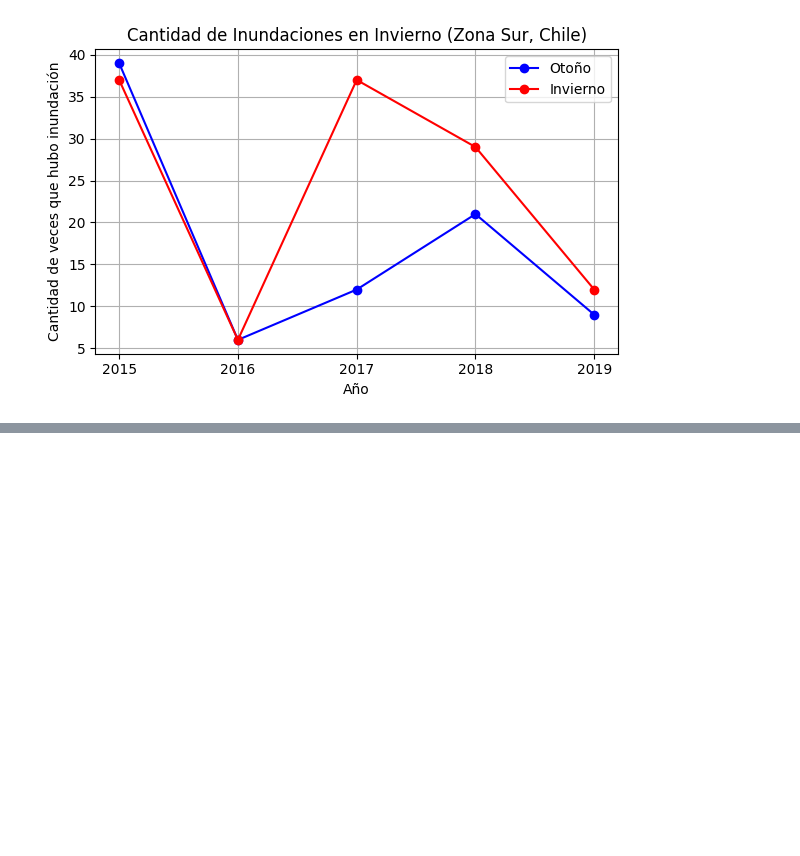
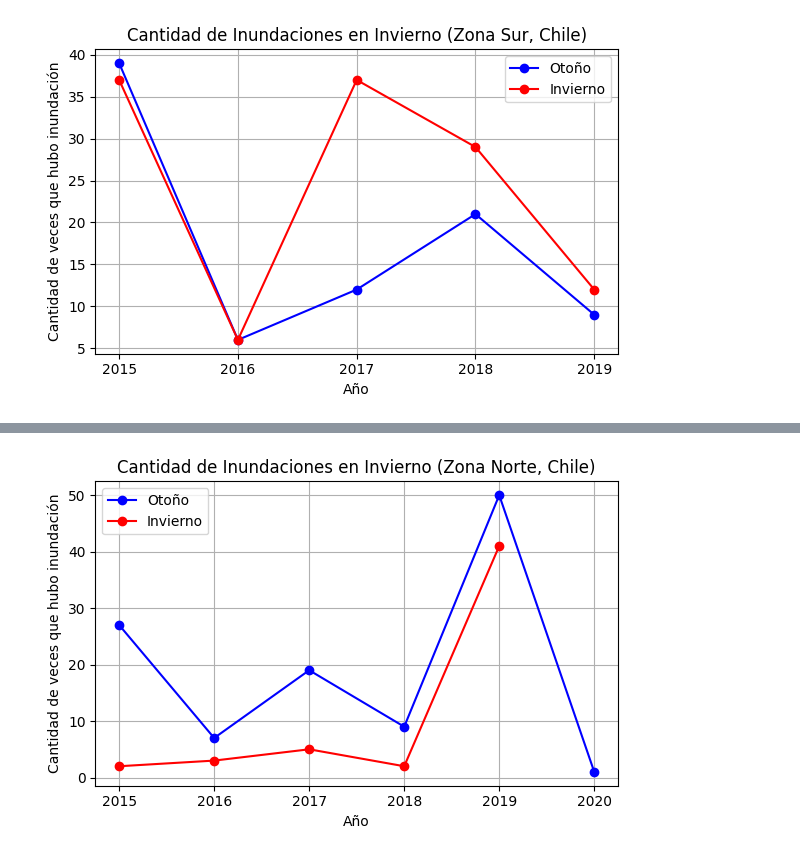
Before and after one commit to chernandezrojas1991/project-2-ml-precipitation-by-day-chile, a Jupyter notebook: project_2_ml_precipitation_by_day.ipynb, the cells around one changed output, grey strips where cells are left out. Drawn from its saved outputs; the diff is of its cells as text; code cells hidden in the pictures; blank space fills up the shorter version.

```diff
--- a/project_2_ml_precipitation_by_day.ipynb
+++ b/project_2_ml_precipitation_by_day.ipynb
@@ -430,0 +433,11 @@ En el gráfico de puntos es claro ver que:
+# %%
+#Filtrado por año entre 2015 y 2020, con inundación efectiva, estaciones del año: otoño e invierno en la zona norte de Chile
+df_flood_winter_year = df_precip_clean[(df_precip_clean['año'].between(2015, 2020)) & (df_precip_clean['inundacion'] == 1) & (df_precip_clean['zona'] == 1) & (df_precip_clean['estacion'].between(2,3))]
+
+#Agrupar por año y estacion y obtener cantidad de inundaciones registradas
+grouped = df_flood_winter_year.groupby(['año','estacion'])['inundacion'].count().reset_index()
+
+#Crear tabla pivote para registrar sólo año y cantidad de inundaciones registradas
+pivot_table = grouped.pivot(index='año', columns='estacion', values='inundacion')
+pivot_table.columns = ['Otoño', 'Invierno']
+pivot_table.head()
@@ -430,0 +452,16 @@ En el gráfico de puntos es claro ver que:
+# %%
+plt.figure(figsize=(6, 4))
+plt.plot(pivot_table.index, pivot_table['Otoño'], marker='o', linestyle='-', color='b', label='Otoño')  # Línea para el otoño
+plt.plot(pivot_table.index, pivot_table['Invierno'], marker='o', linestyle='-', color='r', label='Invierno')  # Línea para el invierno
+plt.title('Cantidad de Inundaciones en Invierno (Zona Norte, Chile)')
+plt.xlabel('Año')  # Etiqueta del eje x
+plt.ylabel('Cantidad de veces que hubo inundación')  # Etiqueta del eje y
+plt.xticks(pivot_table.index)  # Marcas en el eje x para cada año
+plt.grid(True)
+plt.legend()
+
+# Mostrar el gráfico
+plt.tight_layout()  # Ajustar diseño
+plt.show()
+# %% [output]
+[figure, added]
```
Also changed, not shown: parts of 5 cells of this notebook.
